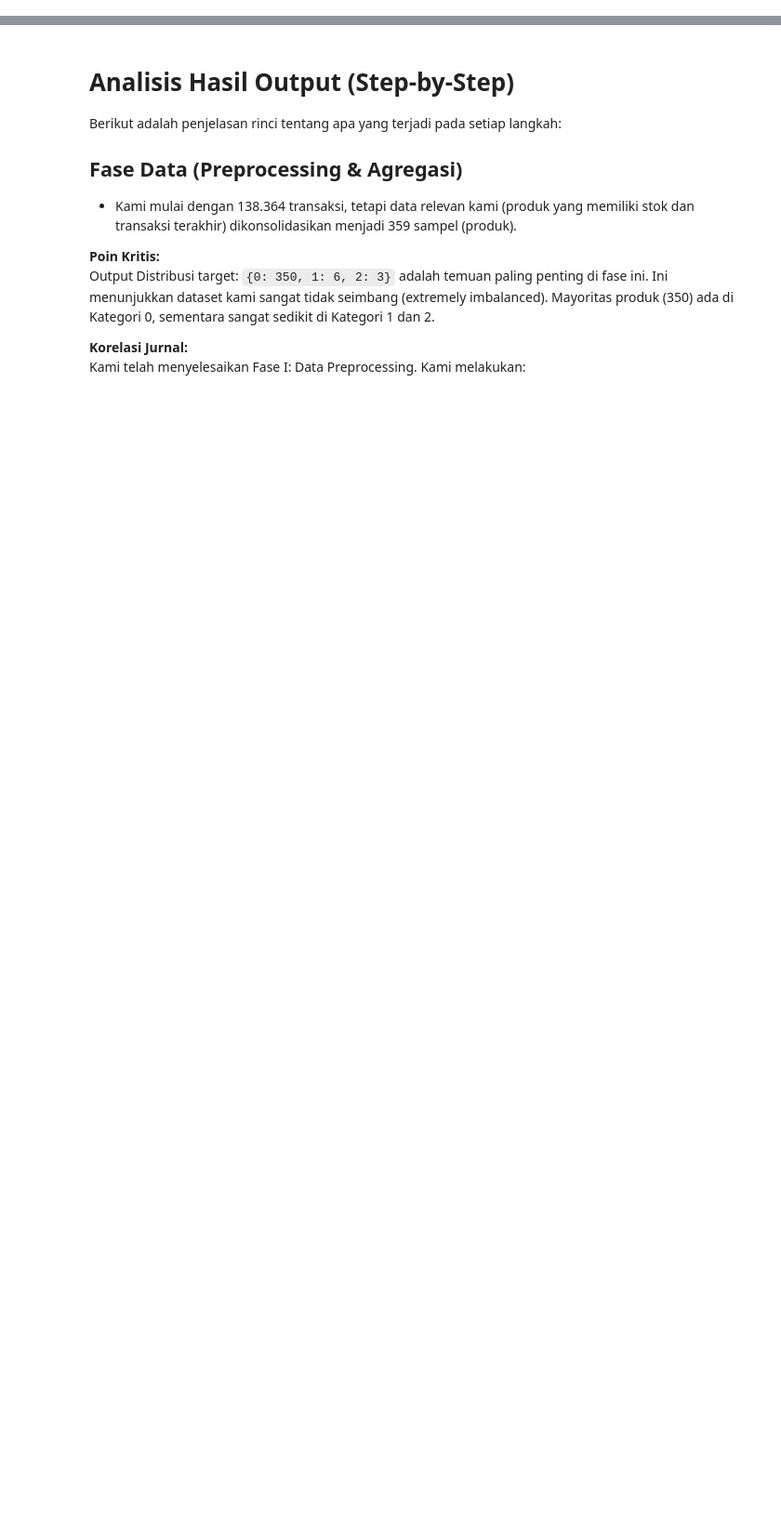
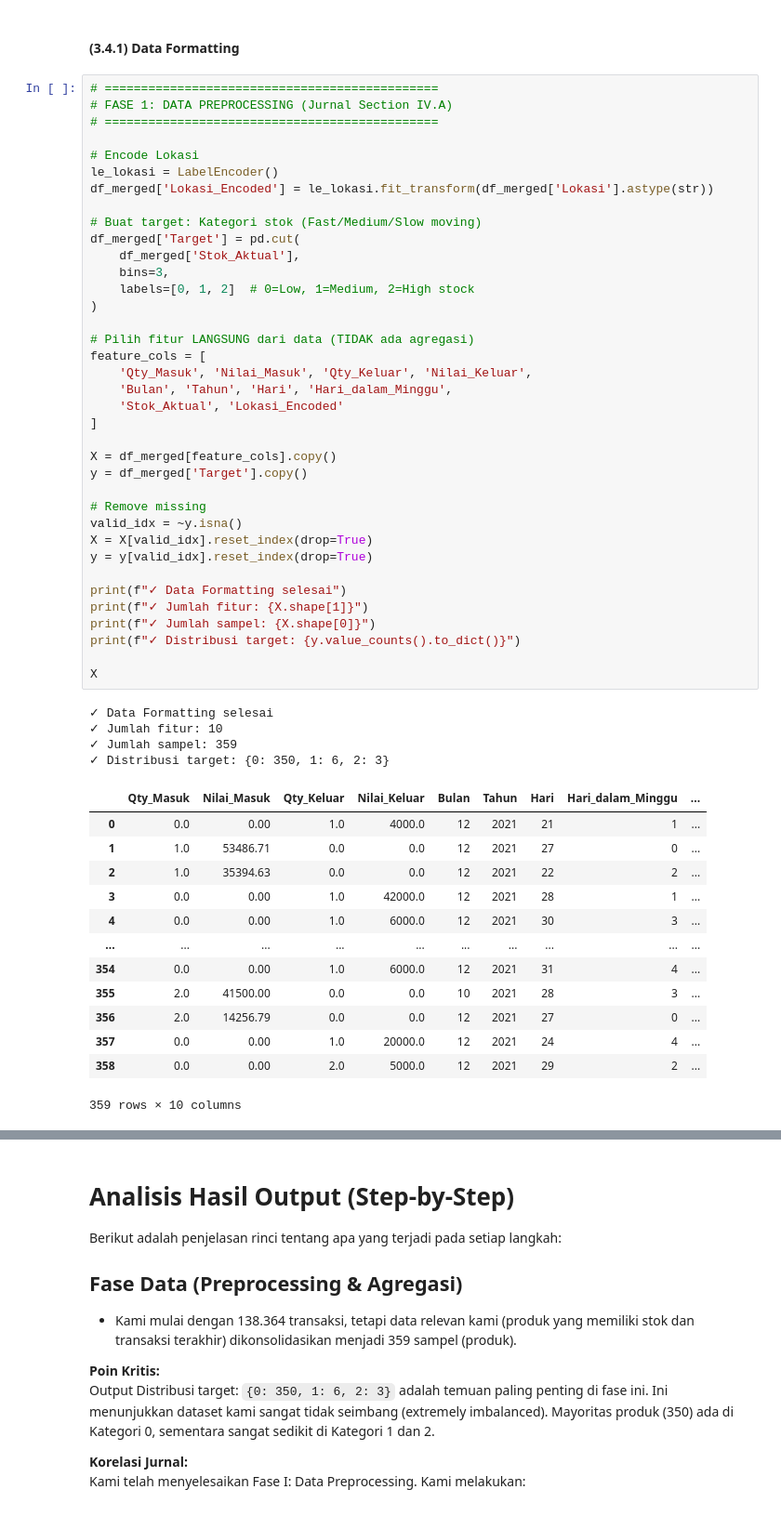
Before and after one commit to ChandraBudiWijaya/uts-penambangan-data-kelompok-16, a Jupyter notebook: feature-selection-random-forest.ipynb, the cells around one changed output, grey strips where cells are left out. Shown at 93% size. Saved outputs shown, nothing was run; the diff lists cells and outputs as text; blank space fills up the shorter version.

```diff
--- a/feature-selection-random-forest.ipynb
+++ b/feature-selection-random-forest.ipynb
@@ -0,0 +480,57 @@
+# %% [markdown]
+#### (3.4.1) Data Formatting
+# %%
+# ==============================================
+# FASE 1: DATA PREPROCESSING (Jurnal Section IV.A)
+# ==============================================
+
+# Encode Lokasi
+le_lokasi = LabelEncoder()
+df_merged['Lokasi_Encoded'] = le_lokasi.fit_transform(df_merged['Lokasi'].astype(str))
+
+# Buat target: Kategori stok (Fast/Medium/Slow moving)
+df_merged['Target'] = pd.cut(
+    df_merged['Stok_Aktual'],
+    bins=3,
+    labels=[0, 1, 2]  # 0=Low, 1=Medium, 2=High stock
+)
+
+# Pilih fitur LANGSUNG dari data (TIDAK ada agregasi)
+feature_cols = [
+    'Qty_Masuk', 'Nilai_Masuk', 'Qty_Keluar', 'Nilai_Keluar',
+    'Bulan', 'Tahun', 'Hari', 'Hari_dalam_Minggu',
+    'Stok_Aktual', 'Lokasi_Encoded'
+]
+
+X = df_merged[feature_cols].copy()
+y = df_merged['Target'].copy()
+
+# Remove missing
+valid_idx = ~y.isna()
+X = X[valid_idx].reset_index(drop=True)
+y = y[valid_idx].reset_index(drop=True)
+
+print(f"✓ Data Formatting selesai")
+print(f"✓ Jumlah fitur: {X.shape[1]}")
+print(f"✓ Jumlah sampel: {X.shape[0]}")
+print(f"✓ Distribusi target: {y.value_counts().to_dict()}")
+
+X
+# %% [output]
+✓ Data Formatting selesai
+✓ Jumlah fitur: 10
+✓ Jumlah sampel: 359
+✓ Distribusi target: {0: 350, 1: 6, 2: 3}
+|  | Qty_Masuk | Nilai_Masuk | Qty_Keluar | Nilai_Keluar | Bulan | Tahun | Hari | Hari_dalam_Minggu | ... |
+| 0 | 0.0 | 0.00 | 1.0 | 4000.0 | 12 | 2021 | 21 | 1 | ... |
+| 1 | 1.0 | 53486.71 | 0.0 | 0.0 | 12 | 2021 | 27 | 0 | ... |
+| 2 | 1.0 | 35394.63 | 0.0 | 0.0 | 12 | 2021 | 22 | 2 | ... |
+| 3 | 0.0 | 0.00 | 1.0 | 42000.0 | 12 | 2021 | 28 | 1 | ... |
+| 4 | 0.0 | 0.00 | 1.0 | 6000.0 | 12 | 2021 | 30 | 3 | ... |
+| ... | ... | ... | ... | ... | ... | ... | ... | ... | ... |
+| 354 | 0.0 | 0.00 | 1.0 | 6000.0 | 12 | 2021 | 31 | 4 | ... |
+| 355 | 2.0 | 41500.00 | 0.0 | 0.0 | 10 | 2021 | 28 | 3 | ... |
+| 356 | 2.0 | 14256.79 | 0.0 | 0.0 | 12 | 2021 | 27 | 0 | ... |
+| 357 | 0.0 | 0.00 | 1.0 | 20000.0 | 12 | 2021 | 24 | 4 | ... |
+| 358 | 0.0 | 0.00 | 2.0 | 5000.0 | 12 | 2021 | 29 | 2 | ... |
+359 rows × 10 columns
```
Also changed, not shown: parts of 29 cells of this notebook.
